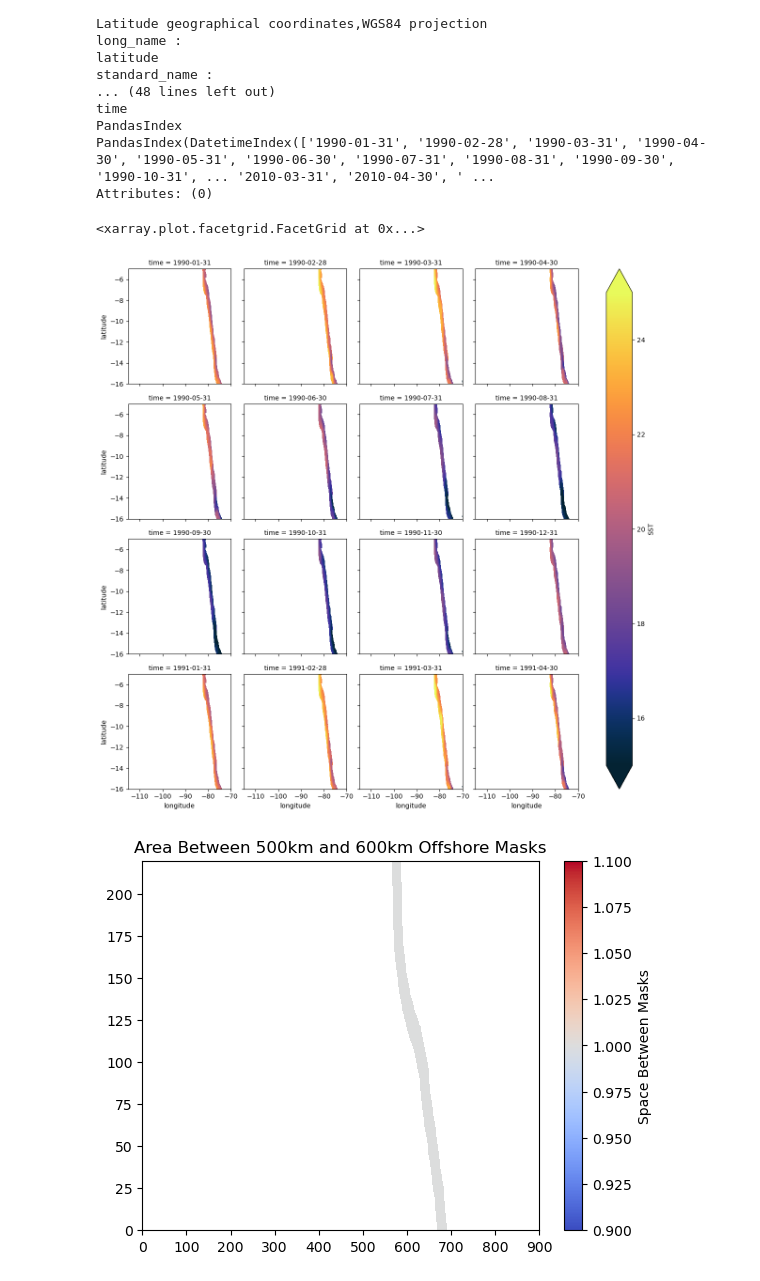
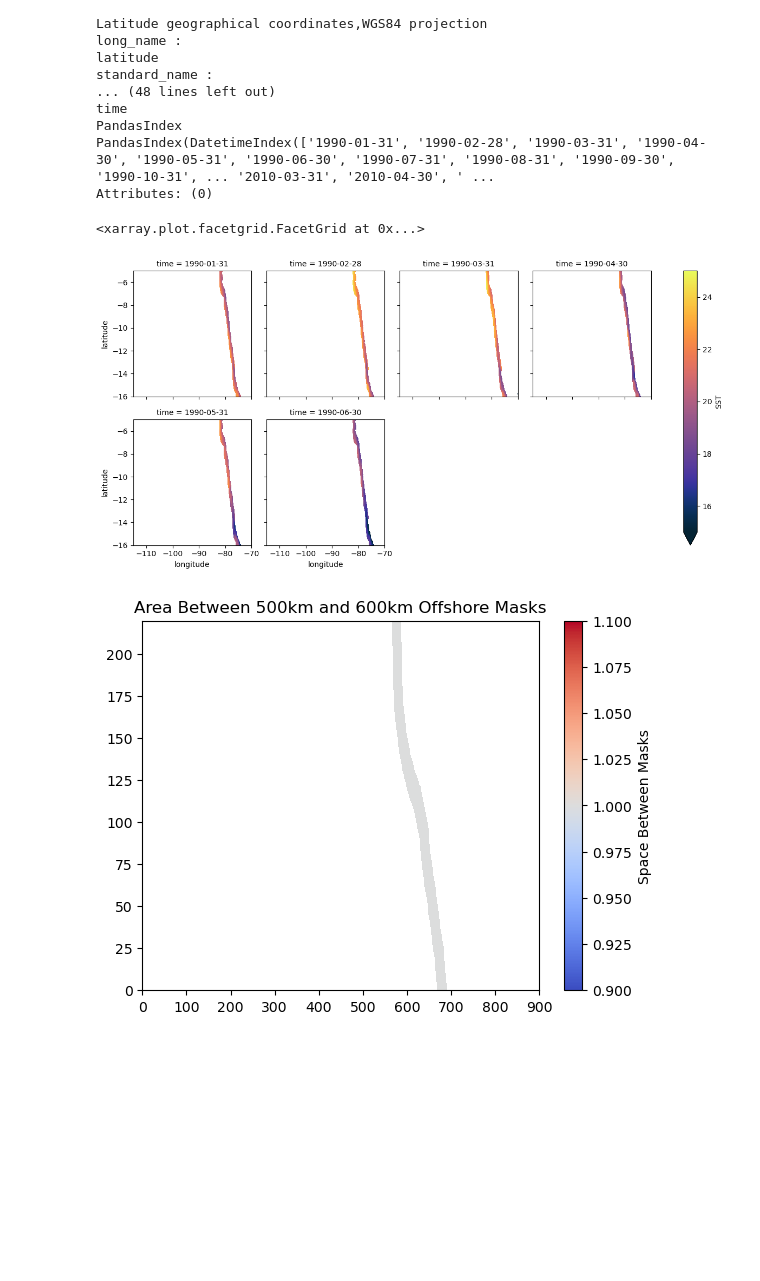
Before and after one commit to danliba/Upwelling_paper, a Jupyter notebook: CUI_satellite-Copy1.ipynb, the cells around one changed output. Saved outputs shown, nothing was run; the diff lists cells and outputs as text; code cells hidden in the pictures; blank space fills up the shorter version.

```diff
--- a/CUI_satellite-Copy1.ipynb
+++ b/CUI_satellite-Copy1.ipynb
@@ -3,9 +3,9 @@ import xarray as xr
 import matplotlib.pyplot as plt
 from cmocean import cm # for oceanography-specific colormaps
 # %%
-# ds_temp = xr.open_dataset('../../NHCS/OSTIA/METOFFICE-GLO-SST-L4-REP-OBS-SST_analysed_sst_114.97W-70.03W_15.98S-5.03S_1990-01-01-2010-12-31.nc',
-#                             chunks = {'time':1})
-# ds_temp
+ds_temp = xr.open_dataset('../../NHCS/OSTIA/METOFFICE-GLO-SST-L4-REP-OBS-SST_analysed_sst_114.97W-70.03W_15.98S-5.03S_1990-01-01-2010-12-31.nc',
+                            chunks = {'time':1})
+ds_temp
 # %% [output]
 <xarray.Dataset> Size: 12GB Dimensions: (time: 7670, latitude: 220, longitude: 900) Coordinates: * latitude (latitude) float32 880B -15.98 -15.93 -15.88 ... -5.075 -5.025 * longitude (longitude) float ...
 xarray.Dataset
@@ -42,6 +42,3 @@ westernmost_longitude :
 -180.0
 copernicusmarine_version :
 1.3.5
-# %%
-ds_temp = xr.open_mfdataset('../../NHCS/hincast_1980-2015/c*.nc', chunks = {'time':1}).isel(s_rho=31).temp
-ds_temp
@@ -326,12 +277,12 @@ PandasIndex(DatetimeIndex(['1990-01-31', '1990-02-28', '1990-03-31', '1990-04-30
 Attributes: (0)
 # %%
 #INSHORE
-SST_inshore.isel(time=slice(None,16)).plot(x="longitude", y="latitude", cmap=cm.thermal,
+SST_inshore.isel(time=slice(None,6)).plot(x="longitude", y="latitude", cmap=cm.thermal,
                                               col = 'time', col_wrap=4,
                                          vmin=15, vmax=25)
 # %% [output]
 <xarray.plot.facetgrid.FacetGrid at 0x...>
-[figure, old version]
+[figure, new version]
 # %%
 ## Offshore 500km
 r5 = "../../NHCS/hindcast/CROCO_BioEBUS_1990-2010/indices/BK500km.kml"
```
Also changed, not shown: parts of 8 cells of this notebook, 5 other files.
